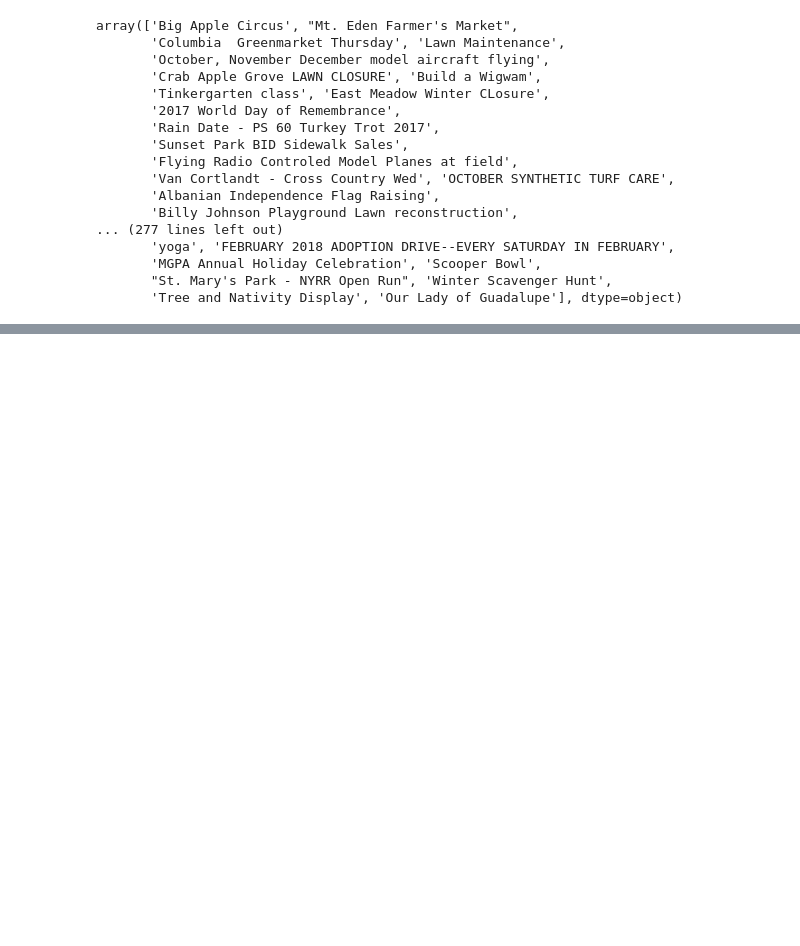
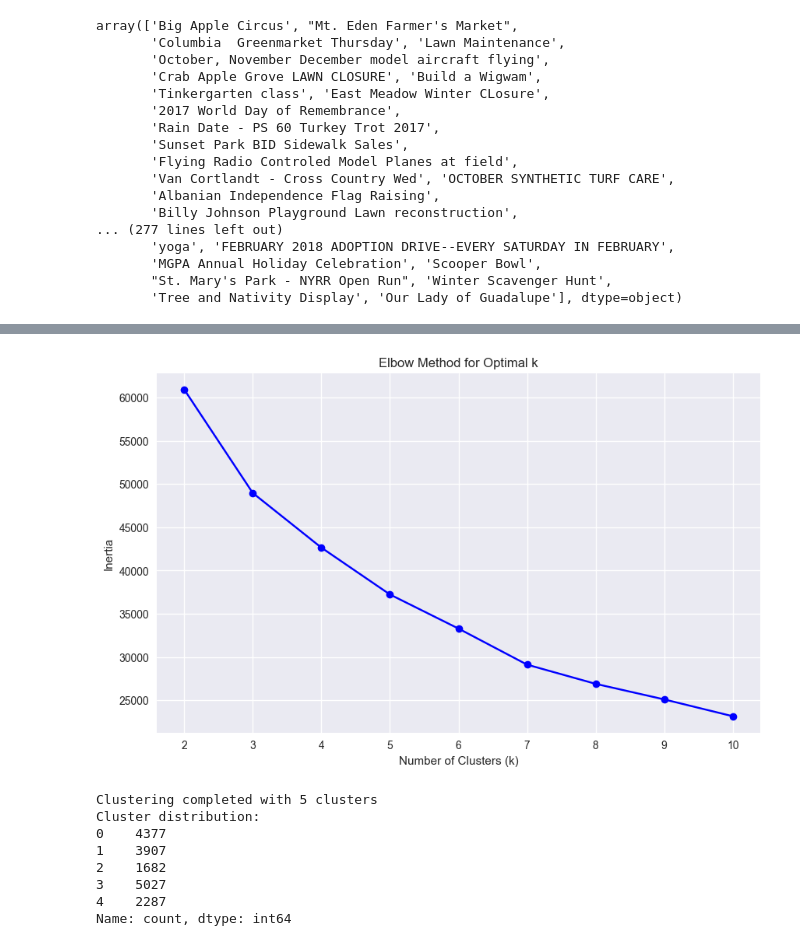
Before and after one commit to Jatixx/Data_Mining_and_Text_Mining, a Jupyter notebook: collect_data.ipynb, the cells around one changed output, grey strips where cells are left out. Drawn from its saved outputs; the diff is of its cells as text; code cells hidden in the pictures; blank space fills up the shorter version.

```diff
--- a/collect_data.ipynb
+++ b/collect_data.ipynb
@@ -142,0 +384,45 @@ array(['Big Apple Circus', "Mt. Eden Farmer's Market",
+# %%
+# K-Means Clustering
+# Standardize features
+scaler = StandardScaler()
+X_scaled = scaler.fit_transform(X_clustering)
+
+# Find optimal number of clusters using elbow method
+inertias = []
+K_range = range(2, 11)
+
+for k in K_range:
+    kmeans = KMeans(n_clusters=k, random_state=42, n_init=10)
+    kmeans.fit(X_scaled)
+    inertias.append(kmeans.inertia_)
+
+# Plot elbow curve
+plt.figure(figsize=(10, 6))
+plt.plot(K_range, inertias, 'bo-')
+plt.xlabel('Number of Clusters (k)')
+plt.ylabel('Inertia')
+plt.title('Elbow Method for Optimal k')
+plt.grid(True)
+plt.show()
+
+# Apply K-means with optimal clusters (let's use 5)
+optimal_k = 5
+kmeans = KMeans(n_clusters=optimal_k, random_state=42, n_init=10)
+cluster_labels = kmeans.fit_predict(X_scaled)
+
+# Add cluster labels to dataframe
+df_arrests_ml['cluster'] = cluster_labels
+
+print(f"Clustering completed with {optimal_k} clusters")
+print("Cluster distribution:")
+print(pd.Series(cluster_labels).value_counts().sort_index())
+# %% [output]
+[figure, added]
+Clustering completed with 5 clusters
+Cluster distribution:
+0    4377
+1    3907
+2    1682
+3    5027
+4    2287
+Name: count, dtype: int64
```
Also changed, not shown: parts of 26 cells of this notebook, 7 other files.
